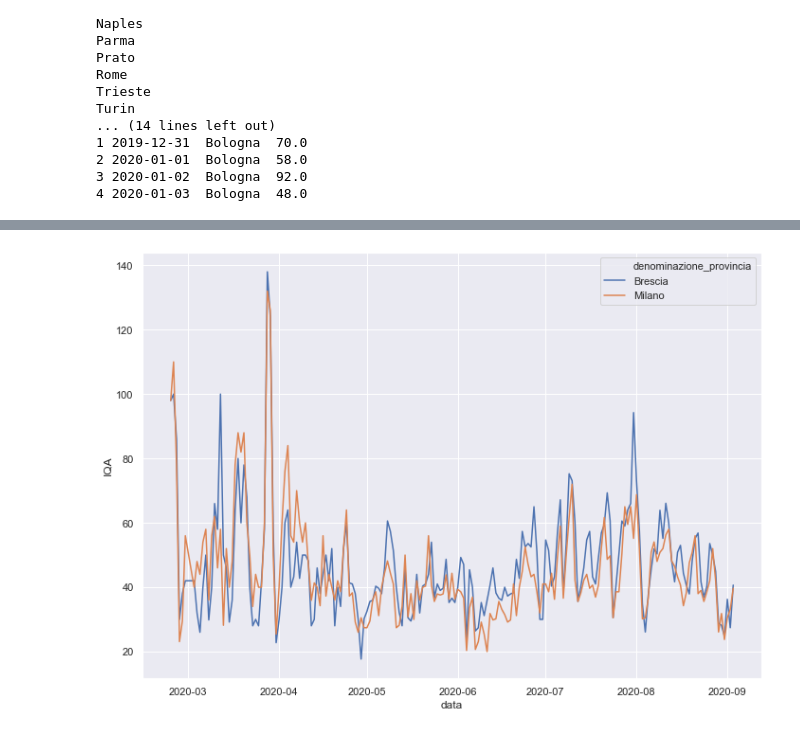
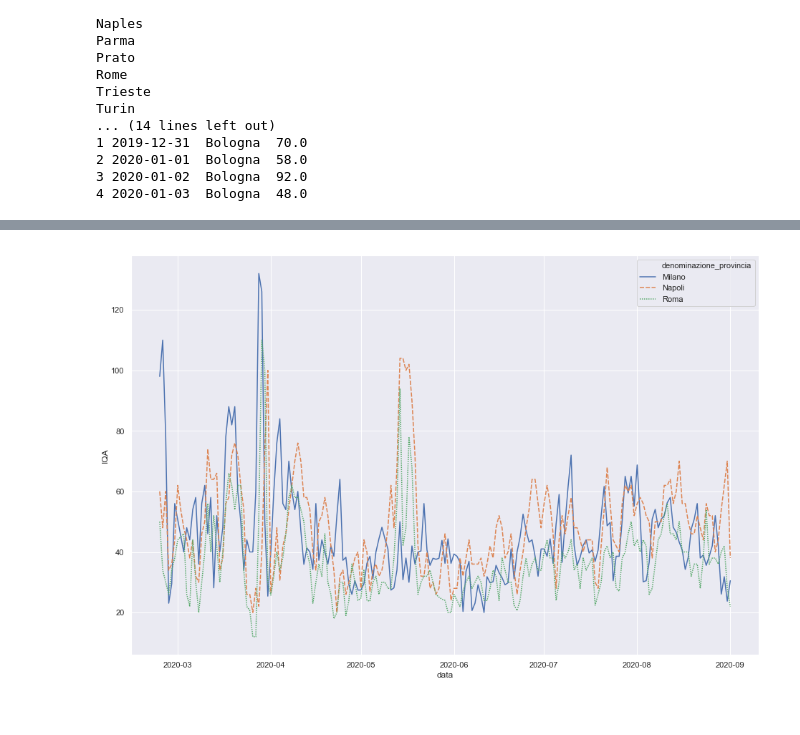
Before and after one commit to zirafel/covid_analysis, a Jupyter notebook: covid_air_quality/preprocessing.ipynb, the cells around one changed output, grey strips where cells are left out. Drawn from its saved outputs; the diff is of its cells as text; code cells hidden in the pictures.

```diff
--- a/covid_air_quality/preprocessing.ipynb
+++ b/covid_air_quality/preprocessing.ipynb
@@ -399,7 +389,7 @@ print(test.head(15))
 # %%
 import pandas as pd
 # read dataset
-df_covid_iqa = pd.read_csv('covid_iqa.csv',delimiter=',', keep_default_na=False, na_values=[''])
+df_covid_iqa = pd.read_csv('covid_iqa_mi.csv',delimiter=',', keep_default_na=False, na_values=[''])
 df_covid_iqa.head()
 #print(df_covid_iqa['data'].max())
 df_covid_iqa['data'] = pd.to_datetime(df_covid_iqa['data'], format="%Y-%m-%d")
@@ -407,10 +397,10 @@ df_covid_iqa['dayofyear'] = df_covid_iqa['data'].dt.dayofyear
 # %%
 # plot main european cities
 import seaborn as sns; sns.set()
 import matplotlib.pyplot as plt
-df_covid_iqa_filt = df_covid_iqa.loc[df_covid_iqa['denominazione_provincia'].isin(['Milano','Brescia'])]
-sns.set(rc={'figure.figsize':(11.7,8.27)})
+df_covid_iqa_filt = df_covid_iqa.loc[df_covid_iqa['denominazione_provincia'].isin(['Milano','Roma','Napoli'])]
+sns.set(rc={'figure.figsize':(15.7,10.27)})
 ax = sns.lineplot(x="data", y="IQA", hue="denominazione_provincia",
-                  data=df_covid_iqa_filt)
+                  data=df_covid_iqa_filt,style="denominazione_provincia")
 # %% [output]
-[figure, old version]
+[figure, new version]
```
Also changed, not shown: parts of 6 cells of this notebook, 2 other files.
